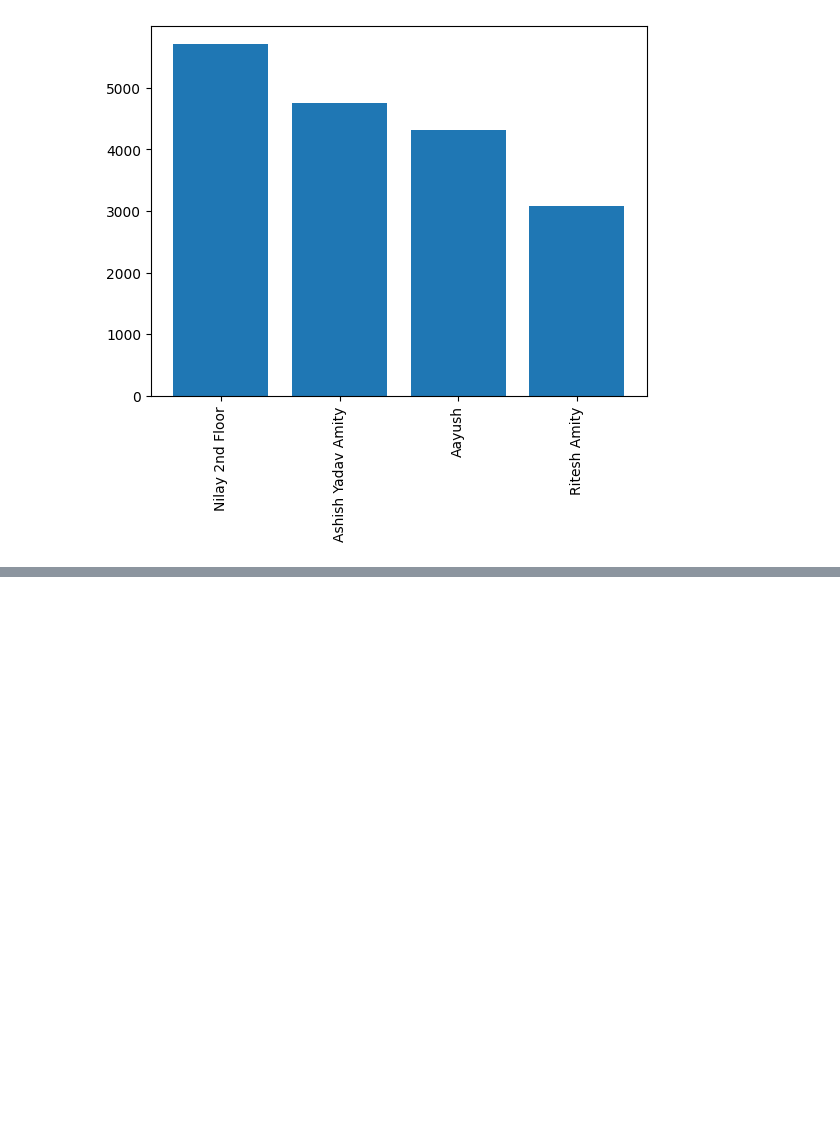
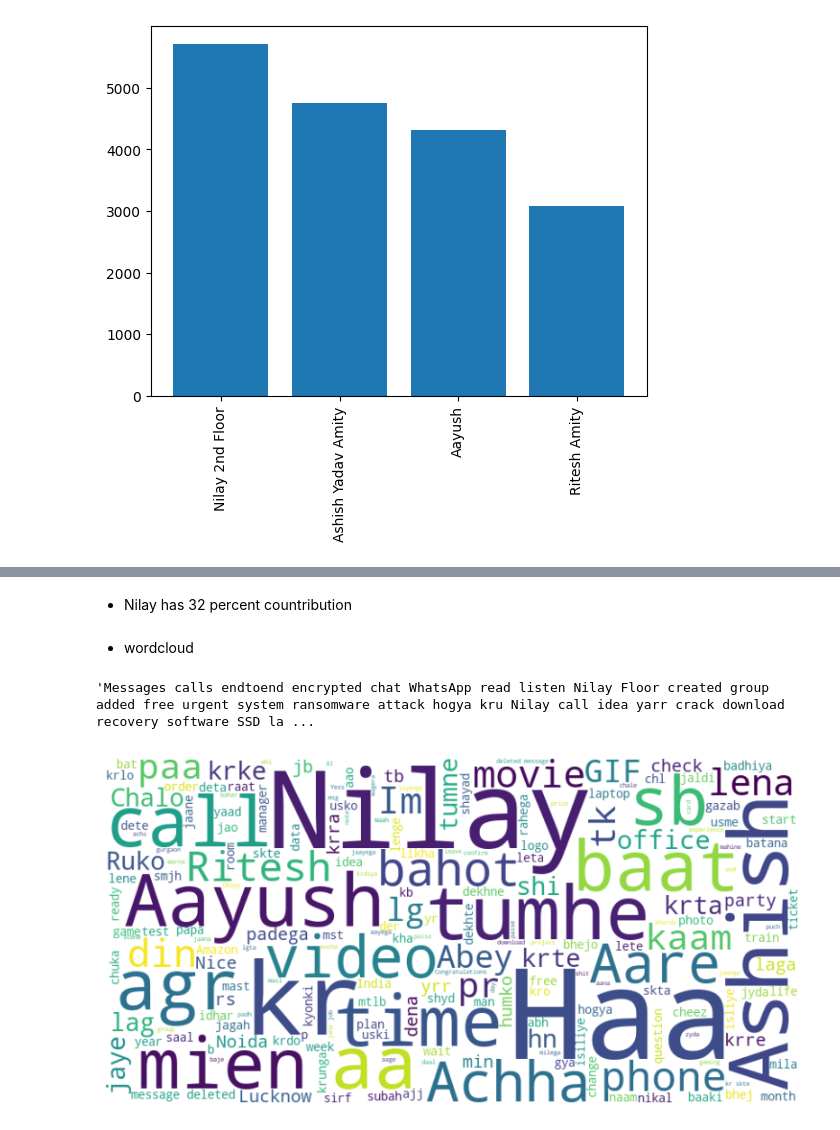
Before and after one commit to gupta-aayushkr/WhatsApp-Chat-Analysis, a Jupyter notebook: Chat Analysis.ipynb, the cells around one changed output, grey strips where cells are left out. Drawn from its saved outputs; the diff is of its cells as text; code cells hidden in the pictures; blank space fills up the shorter version.

```diff
--- a/Chat Analysis.ipynb
+++ b/Chat Analysis.ipynb
@@ -231,0 +262,32 @@ plt.show()
+# %% [markdown]
+- Nilay has 32 percent countribution
+# %% [markdown]
+- wordcloud
+# %%
+text_data = df['message'].str.cat(sep=' ')
+# %%
+stopwords_file = open('stopwords.txt')
+stopwords = stopwords_file.read()
+stopwords_file.close()
+all_stopwords = ['omitted', 'sticker', 'image', 'image image', 'sticker sticker', 'https'] + stopwords.split()
+# all_stopwords
+# %%
+# text_data = re.sub('[^a-zA-Z ]', '', text_data)
+filtered_text_data = []
+for word in text_data.split():
+    if word.lower() not in all_stopwords:
+        filtered_text_data.append(word)
+filtered_text_data = " ".join(filtered_text_data)
+# %%
+filtered_text_data
+# %% [output]
+'Messages calls endtoend encrypted chat WhatsApp read listen Nilay Floor created group added free urgent system ransomware attack hogya kru Nilay call idea yarr crack download recovery software SSD la ...
+# %%
+wordcloud = WordCloud(width=800, height=400, background_color='white').generate(filtered_text_data)
+# %%
+plt.figure(figsize=(10, 5))
+plt.imshow(wordcloud, interpolation='bilinear')
+plt.axis('off')
+plt.show()
+# %% [output]
+[figure, added]
```
Also changed, not shown: parts of 10 cells of this notebook, 4 other files.
